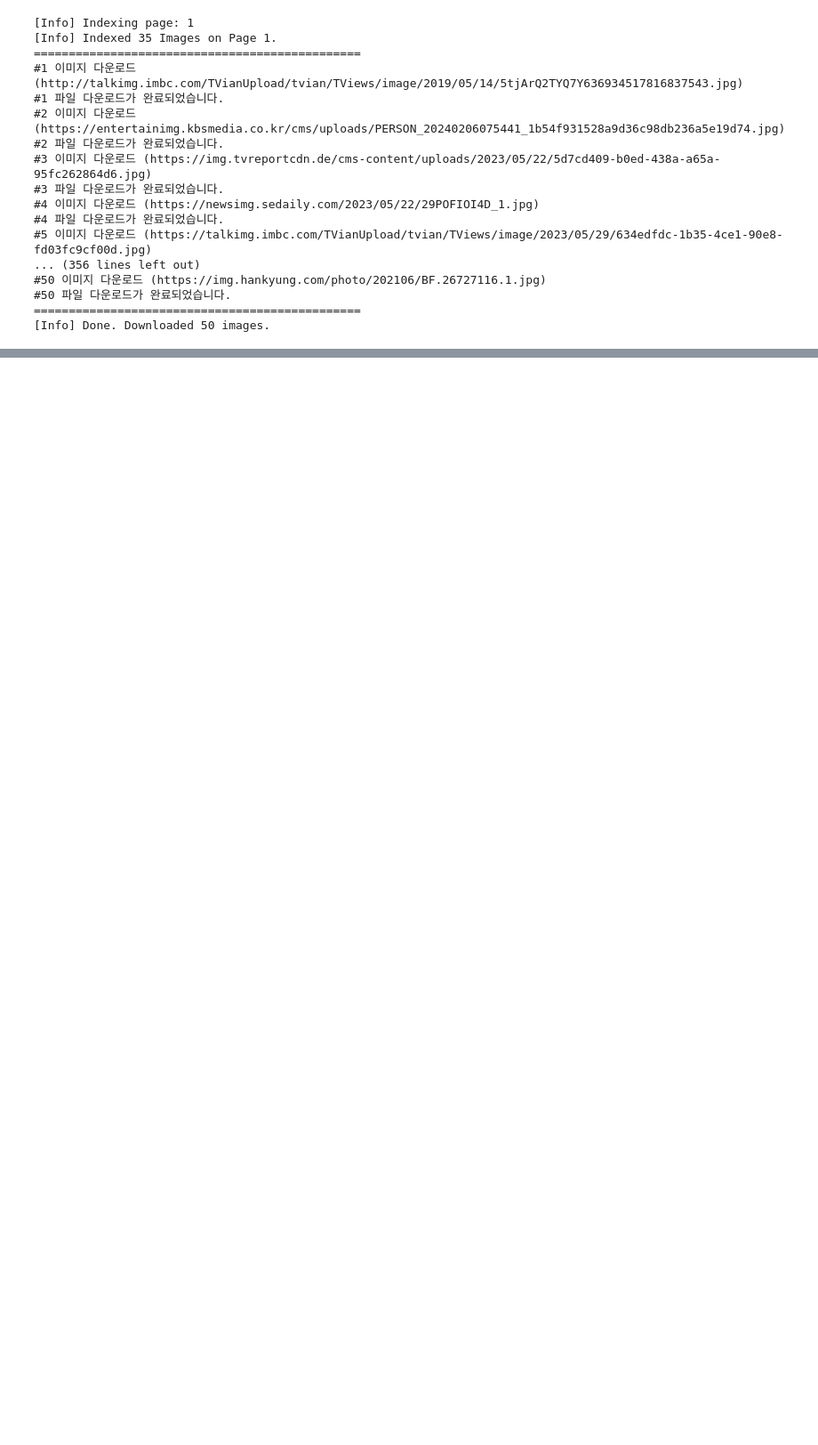
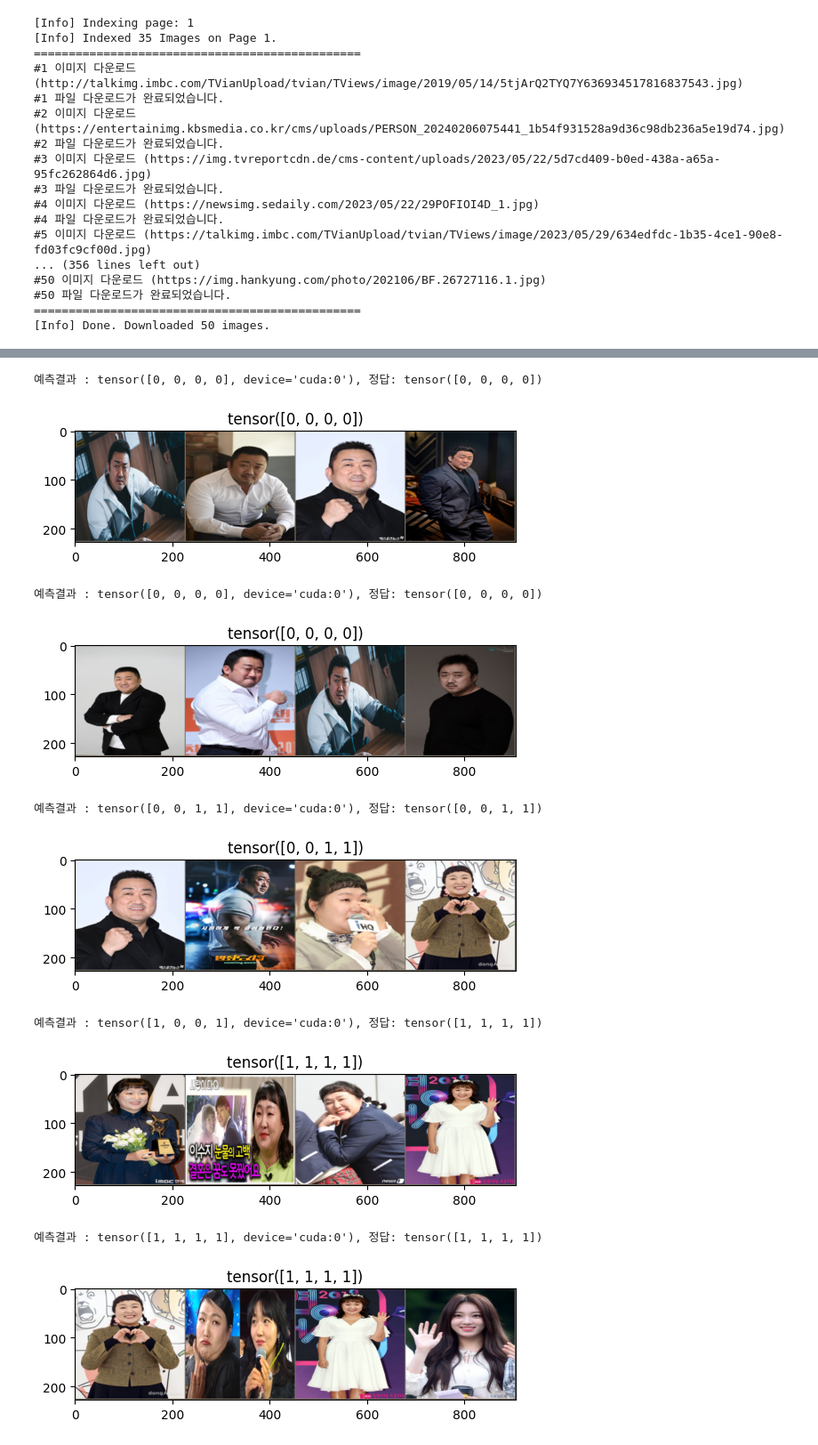
Before and after one commit to walker0625/deep-learning, a Jupyter notebook: image_collector.ipynb, the cells around one changed output, grey strips where cells are left out. Shown at 89% size. Cells and saved outputs as stored; diff of their text form; code cells hidden in the pictures; blank space fills up the shorter version.

```diff
--- a/image_collector.ipynb
+++ b/image_collector.ipynb
@@ -200,0 +209,3 @@ imshow(images_data, labels) # test할때 활용(배치 단위로 묶어서 화
+# %%
+model = models.resnet34(pretrained=True) # 사람 기반의 구분을 하려고 하기 때문에 기존 모델 전이 학습
+model
@@ -200,0 +230,9 @@ imshow(images_data, labels) # test할때 활용(배치 단위로 묶어서 화
+# %%
+#Layer freezing
+for param in model.parameters():
+    param.requires_grad = False # 모든 가중치 동결(frozen) : 업데이트 되지 않음 - 역전파 x
+
+# Classifier custom
+# (fc): Linear(in_features=512, out_features=1000, bias=True) => fc 이부분은 모델마다 다를 수 있으므로 확인
+model.fc = nn.Linear(in_features=512, out_features=3)
+model
@@ -200,0 +301,30 @@ imshow(images_data, labels) # test할때 활용(배치 단위로 묶어서 화
+# %%
+model.eval()
+
+total_pred = 0
+
+with torch.no_grad():
+    for data, label in test_dataloader:
+        pred = model(data.to(device))
+
+        pred = torch.max(pred, 1)[1] # [0 , 1, 1, 2]
+
+        total_pred = total_pred + torch.sum(pred==label.to(device).data)
+
+        print(f'예측결과 : {pred}, 정답: {label}')
+        images_data = torchvision.utils.make_grid(data)
+        imshow(images_data.to('cpu'), label)
+
+print(total_pred)
+print('최종 정확도 : ', total_pred/len(test_datasets))
+# %% [output]
+예측결과 : tensor([0, 0, 0, 0], device='cuda:0'), 정답: tensor([0, 0, 0, 0])
+[figure, added]
+예측결과 : tensor([0, 0, 0, 0], device='cuda:0'), 정답: tensor([0, 0, 0, 0])
+[figure, added]
+예측결과 : tensor([0, 0, 1, 1], device='cuda:0'), 정답: tensor([0, 0, 1, 1])
+[figure, added]
+예측결과 : tensor([1, 0, 0, 1], device='cuda:0'), 정답: tensor([1, 1, 1, 1])
+[figure, added]
+예측결과 : tensor([1, 1, 1, 1], device='cuda:0'), 정답: tensor([1, 1, 1, 1])
+[figure, added]
```
Also changed, not shown: parts of 15 cells of this notebook, 2 other files.
